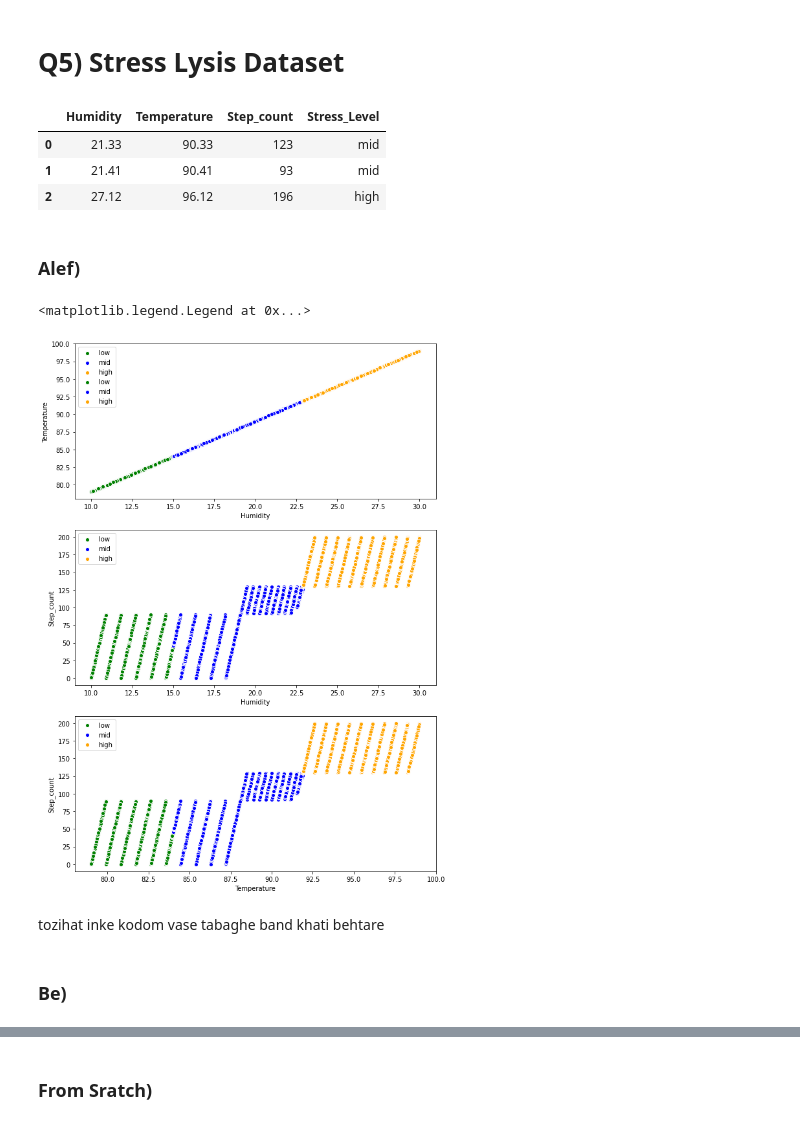
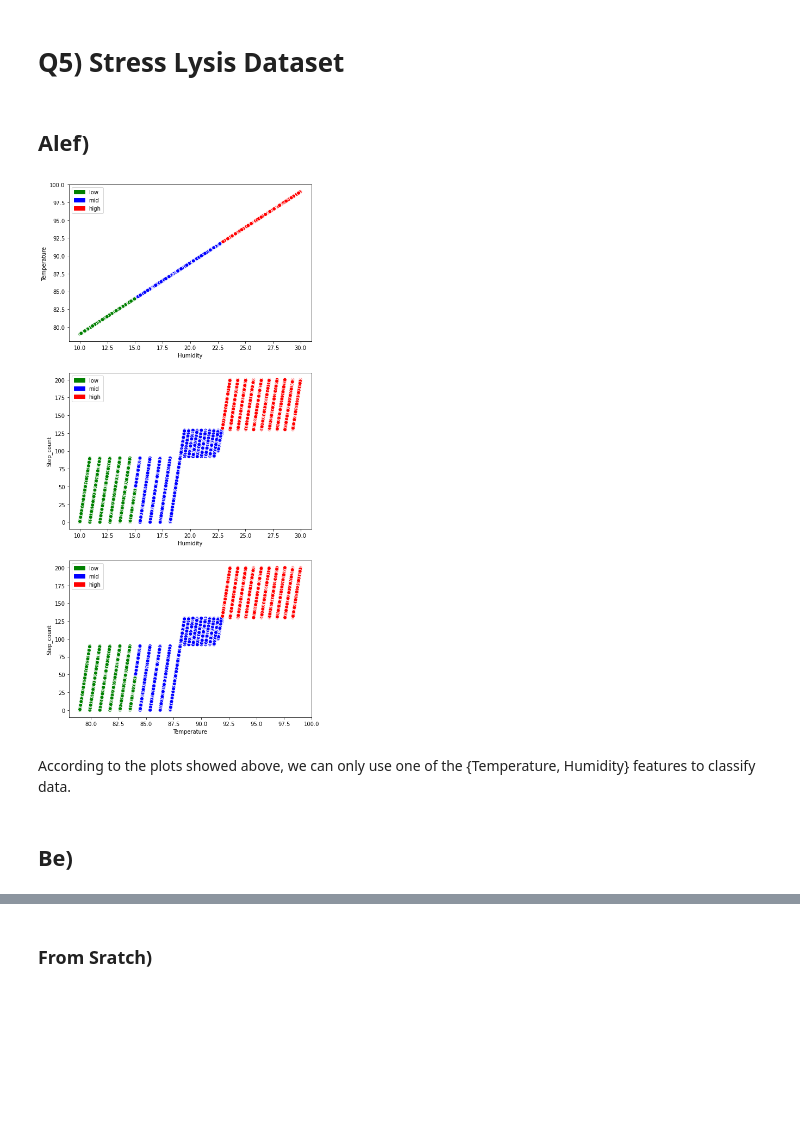
Before and after one commit to Arashlf/UT_ML_Course, a Jupyter notebook: Homework2/Q4-6.ipynb, the cells around one changed output, grey strips where cells are left out. Saved outputs shown, nothing was run; the diff lists cells and outputs as text; code cells hidden in the pictures; blank space fills up the shorter version.

```diff
--- a/Homework2/Q4-6.ipynb
+++ b/Homework2/Q4-6.ipynb
@@ -126,63 +132,30 @@ from sklearn.metrics import accuracy_score, confusion_matrix, classification_rep
 # %%
-data = pd.read_csv('Stress-Lysis.csv')
-data.head(3)
+dataset = pd.read_csv('Stress-Lysis.csv')
+X = dataset.iloc[:, :-1].values
+y = dataset.iloc[:, -1].values
-# %% [output]
-|  | Humidity | Temperature | Step_count | Stress_Level |
-| 0 | 21.33 | 90.33 | 123 | mid |
-| 1 | 21.41 | 90.41 | 93 | mid |
-| 2 | 27.12 | 96.12 | 196 | high |
 # %% [markdown]
-### Alef)
+## Alef)
 # %%
-fig, axes = plt.subplots(3, 1, figsize = (10, 15))
+fig, axes = plt.subplots(3, 1, figsize = (8, 18))
+classes = np.unique(y)
+clr = np.array(['g'] * len(y))
+clr[y == 'mid'] = 'b'
+clr[y == 'high'] = 'r'
 
-axes[0].scatter(data[data["Stress_Level"] == 'low']['Humidity'], data[data["Stress_Level"] == 'low']['Temperature'],
-            marker = '.', edgecolor = 'white', facecolors='green', s=150, label='low')
-axes[0].scatter(data[data["Stress_Level"] == 'mid']['Humidity'], data[data["Stress_Level"] == 'mid']['Temperature'],
-            marker = '.', edgecolor = 'white', facecolors='blue', s=150, label='mid')
-axes[0].scatter(data[data["Stress_Level"] == 'high']['Humidity'], data[data["Stress_Level"] == 'high']['Temperature'],
-            marker = '.', edgecolor = 'white', facecolors='orange', s=150, label='high')
-axes[0].set_xlabel('Humidity')
-axes[0].set_ylabel('Temperature')
-axes[0].legend(loc='upper left')
+low = mpatches.Patch(color='g', label='low')
+mid = mpatches.Patch(color='b', label='mid')
+high = mpatches.Patch(color='r', label='high')
 
-
-axes[0].scatter(data[data["Stress_Level"] == 'low']['Humidity'], data[data["Stress_Level"] == 'low']['Temperature'],
-            marker = '.', edgecolor = 'white', facecolors='green', s=150, label='low')
-axes[0].scatter(data[data["Stress_Level"] == 'mid']['Humidity'], data[data["Stress_Level"] == 'mid']['Temperature'],
-            marker = '.', edgecolor = 'white', facecolors='blue', s=150, label='mid')
-axes[0].scatter(data[data["Stress_Level"] == 'high']['Humidity'], data[data["Stress_Level"] == 'high']['Temperature'],
-            marker = '.', edgecolor = 'white', facecolors='orange', s=150, label='high')
-axes[0].set_xlabel('Humidity')
-axes[0].set_ylabel('Temperature')
-axes[0].legend(loc='upper left')
-
-
-axes[1].scatter(data[data["Stress_Level"] == 'low']['Humidity'], data[data["Stress_Level"] == 'low']['Step_count'],
-            marker = '.', edgecolor = 'white', facecolors='green', s=151, label='low')
-axes[1].scatter(data[data["Stress_Level"] == 'mid']['Humidity'], data[data["Stress_Level"] == 'mid']['Step_count'],
-            marker = '.', edgecolor = 'white', facecolors='blue', s=151, label='mid')
-axes[1].scatter(data[data["Stress_Level"] == 'high']['Humidity'], data[data["Stress_Level"] == 'high']['Step_count'],
-            marker = '.', edgecolor = 'white', facecolors='orange', s=151, label='high')
-axes[1].set_xlabel('Humidity')
-axes[1].set_ylabel('Step_count')
-axes[1].legend(loc='upper left')
-
-
-axes[2].scatter(data[data["Stress_Level"] == 'low']['Temperature'], data[data["Stress_Level"] == 'low']['Step_count'],
-            marker = '.', edgecolor = 'white', facecolors='green', s=150, label='low')
-axes[2].scatter(data[data["Stress_Level"] == 'mid']['Temperature'], data[data["Stress_Level"] == 'mid']['Step_count'],
-            marker = '.', edgecolor = 'white', facecolors='blue', s=150, label='mid')
-axes[2].scatter(data[data["Stress_Level"] == 'high']['Temperature'], data[data["Stress_Level"] == 'high']['Step_count'],
-            marker = '.', edgecolor = 'white', facecolors='orange', s=150, label='high')
-axes[2].set_xlabel('Temperature')
-axes[2].set_ylabel('Step_count')
-axes[2].legend(loc='upper left')
+for i, j in itertools.combinations(range(3), 2):
+  axes[i + j - 1].scatter(X[:, i], X[:, j], c = clr, s = 50, edgecolor = 'white')
+  axes[i + j - 1].set_xlabel(dataset.columns[i])
+  axes[i + j - 1].set_ylabel(dataset.columns[j])
+  axes[i + j - 1].legend(classes)
+  axes[i + j - 1].legend(handles=[low, mid, high])
 # %% [output]
-<matplotlib.legend.Legend at 0x...>
-[figure, old version]
+[figure, new version]
 # %% [markdown]
-tozihat inke kodom vase tabaghe band khati behtare
+According to the plots showed above, we can only use one of the {Temperature, Humidity} features to classify data.
 # %% [markdown]
-### Be)
+## Be)
 # %%
```
Also changed, not shown: parts of 49 cells of this notebook.
